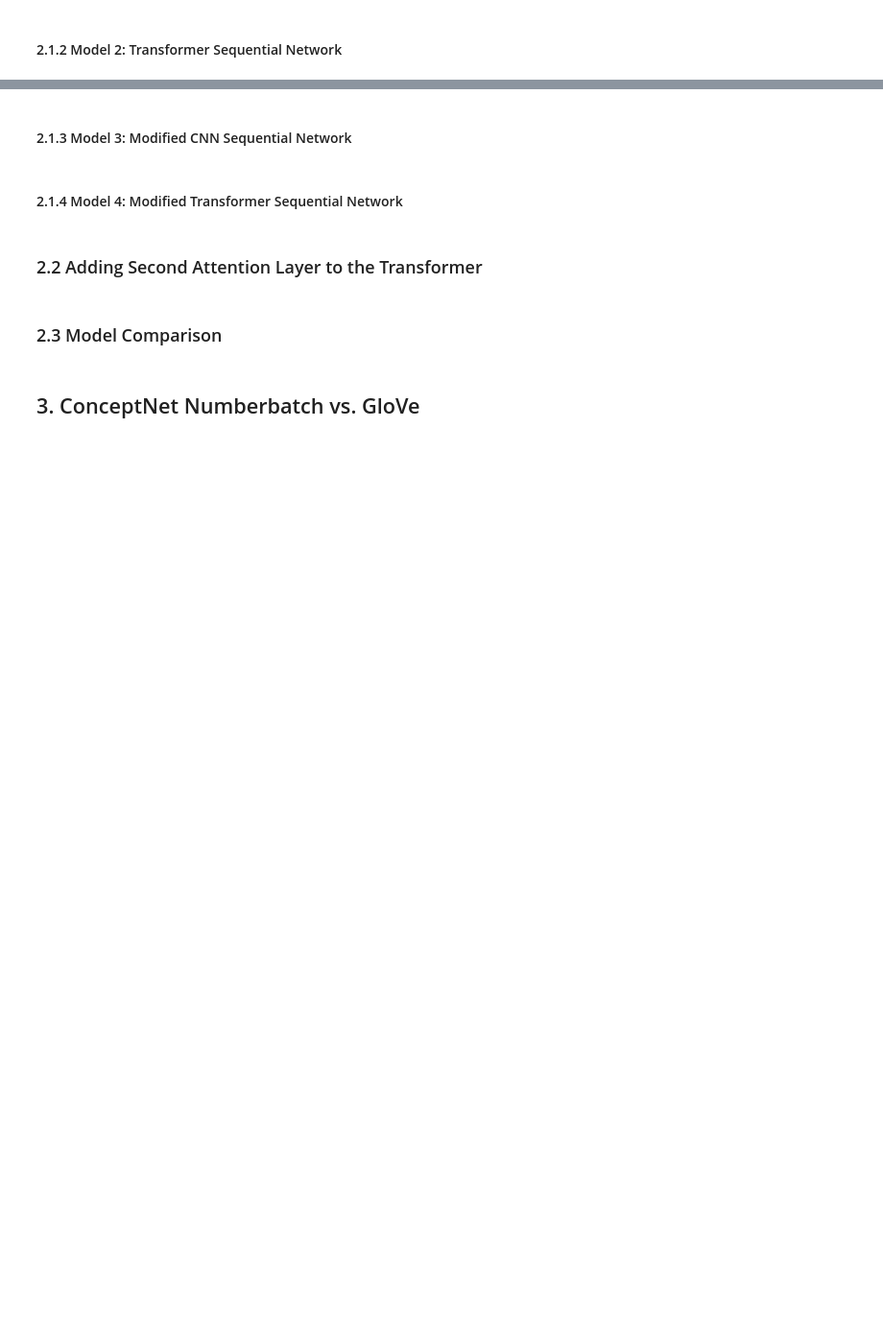
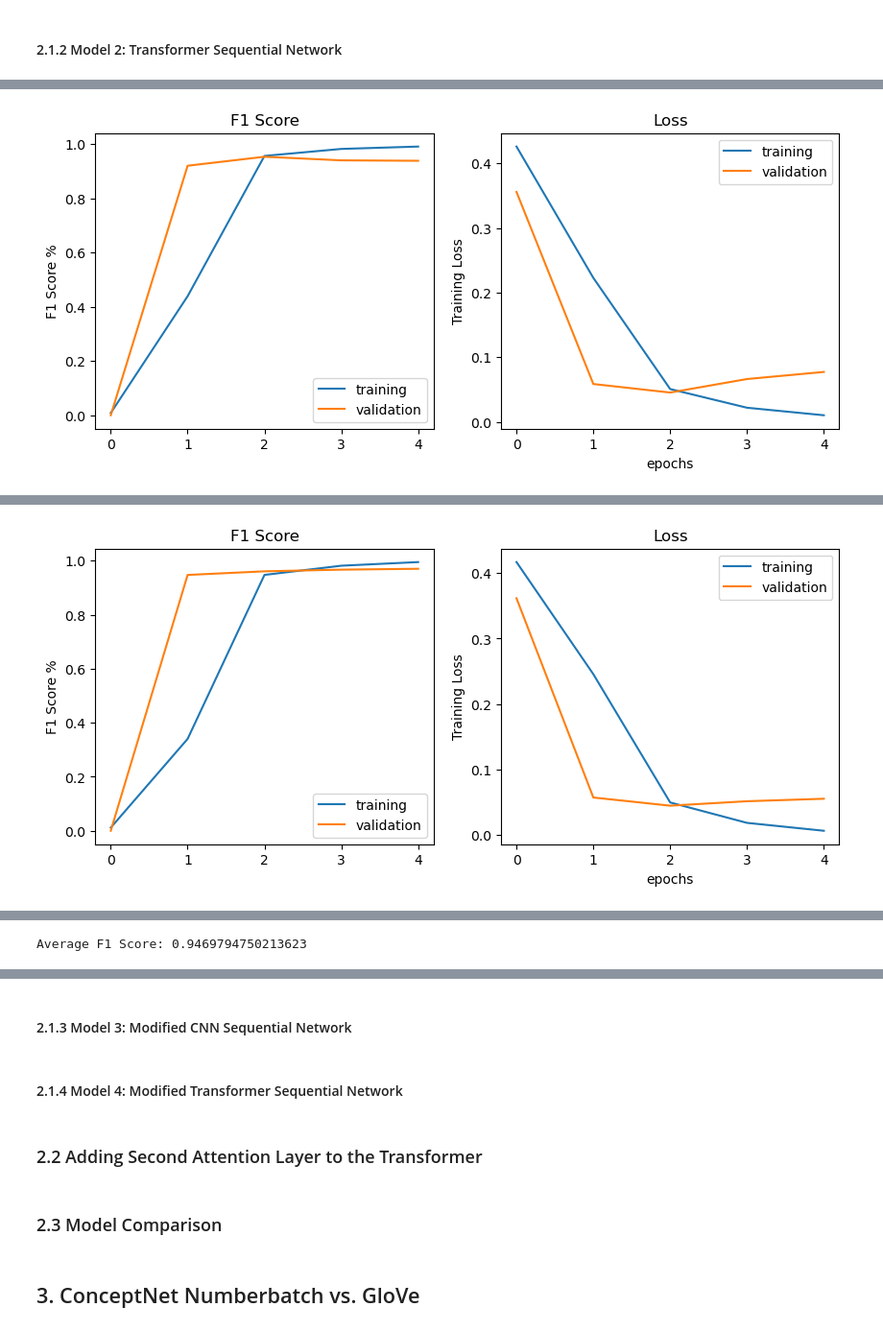
Before and after one commit to Mikecamdo/MachineLearning, a Jupyter notebook: Lab 7/SequentialNetworks.ipynb, the cells around one changed output, grey strips where cells are left out. Shown at 96% size. Drawn from its saved outputs; the diff is of its cells as text; code cells hidden in the pictures; blank space fills up the shorter version.

```diff
--- a/Lab 7/SequentialNetworks.ipynb
+++ b/Lab 7/SequentialNetworks.ipynb
@@ -389,22 +351,34 @@ class TokenAndPositionEmbedding(Layer):
         x = self.token_emb(x) # embed the tokens
         return x + positions # add embeddngs to get final embedding
 # %%
-embed_dim = 32  # Embedding size for each token
+embed_dim = 100  # Embedding size for each token
 num_heads = 2  # Number of attention heads
 ff_dim = 32  # Hidden layer size in feed forward network inside transformer
 
+def seq_transformer(X_train, X_test, y_train, y_test):
+    inputs = Input(shape=(X_train.shape[1],))
+    x = TokenAndPositionEmbedding(X_train.shape[1], VOCAB_SIZE, embed_dim)(inputs)
+    x = TransformerBlock(embed_dim, num_heads, ff_dim)(x)
 
-inputs = Input(shape=(X_train.shape[1],))
-x = TokenAndPositionEmbedding(X_train.shape[1], VOCAB_SIZE, embed_dim)(inputs)
-x = TransformerBlock(embed_dim, num_heads, ff_dim)(x)
-
-x = GlobalAveragePooling1D()(x)
-x = Dropout(0.2)(x)
-x = Dense(20, activation='relu')(x)
-x = Dropout(0.2)(x)
-outputs = Dense(NUM_CLASSES, activation='sigmoid',
-              kernel_initializer='glorot_uniform')(x)
+    x = GlobalAveragePooling1D()(x)
+    x = Dropout(0.2)(x)
+    x = Dense(20, activation='relu')(x)
+    x = Dropout(0.2)(x)
+    outputs = Dense(NUM_CLASSES, activation='sigmoid',
+                kernel_initializer='glorot_uniform')(x)
 
 
-xformer = Model(inputs=inputs, outputs=outputs)
-print(xformer.summary())
+    xformer = Model(inputs=inputs, outputs=outputs)
+
+    xformer.compile(optimizer='adam',
+                      loss='binary_crossentropy',
+                      metrics=[tf.keras.metrics.BinaryAccuracy(), f1_metric])
+
+    history = xformer.fit(
+        X_train, y_train, batch_size=64, epochs=5,
+        validation_data=(X_test, y_test), verbose=0,
+    )
+
+    yhat_xformer =  np.round(xformer.predict(X_test))
+
+    return history, yhat_xformer
@@ -431,0 +385,3 @@ plt.show()
+# %%
+f1_scores, mean_tpr_list, auc_list = get_f1_score(X, y, seq_transformer)
+# %% [output]
@@ -431,0 +400 @@ plt.show()
+[figure, added]
@@ -431,0 +413 @@ plt.show()
+[figure, added]
@@ -431,0 +453 @@ plt.show()
+Average F1 Score: 0.9469794750213623
```
Also changed, not shown: parts of 8 cells of this notebook.
